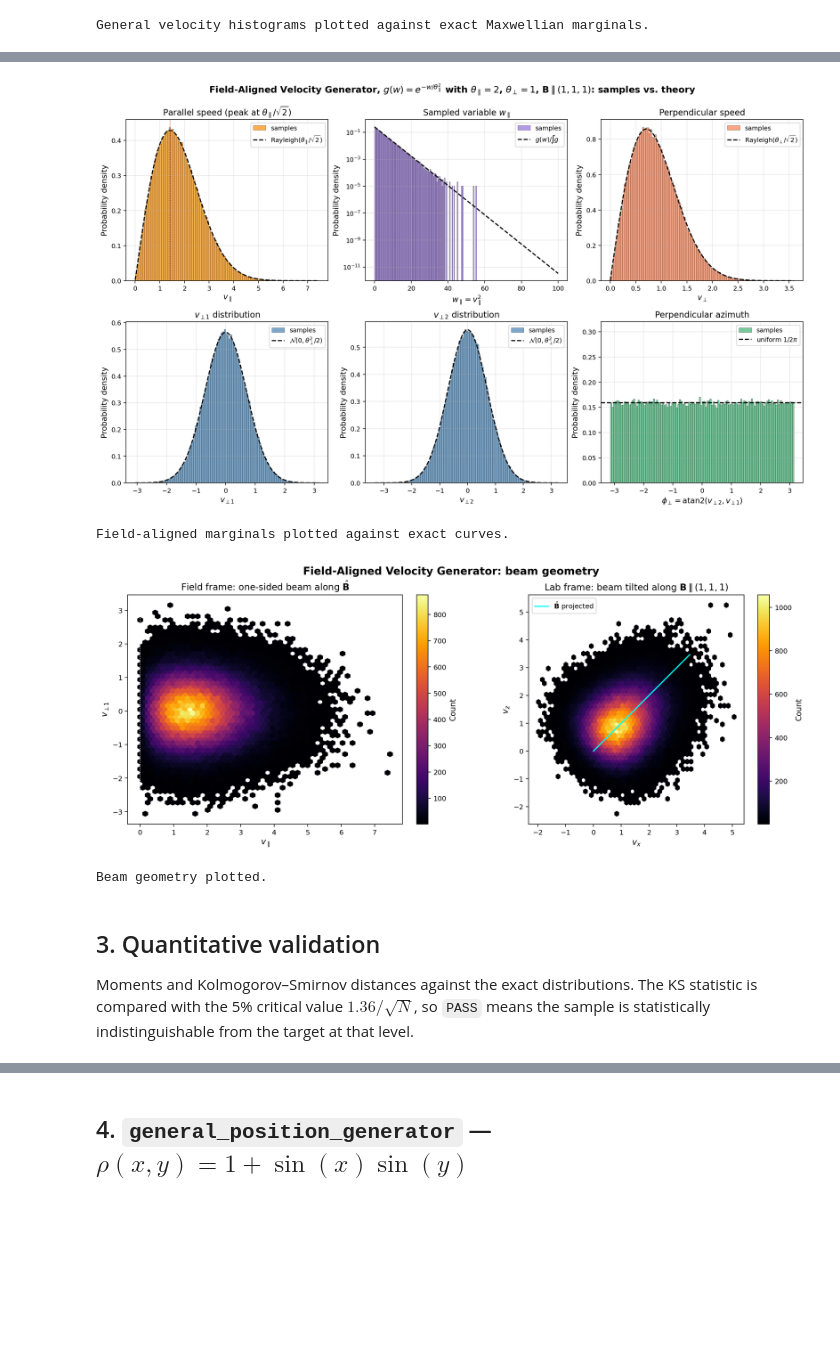
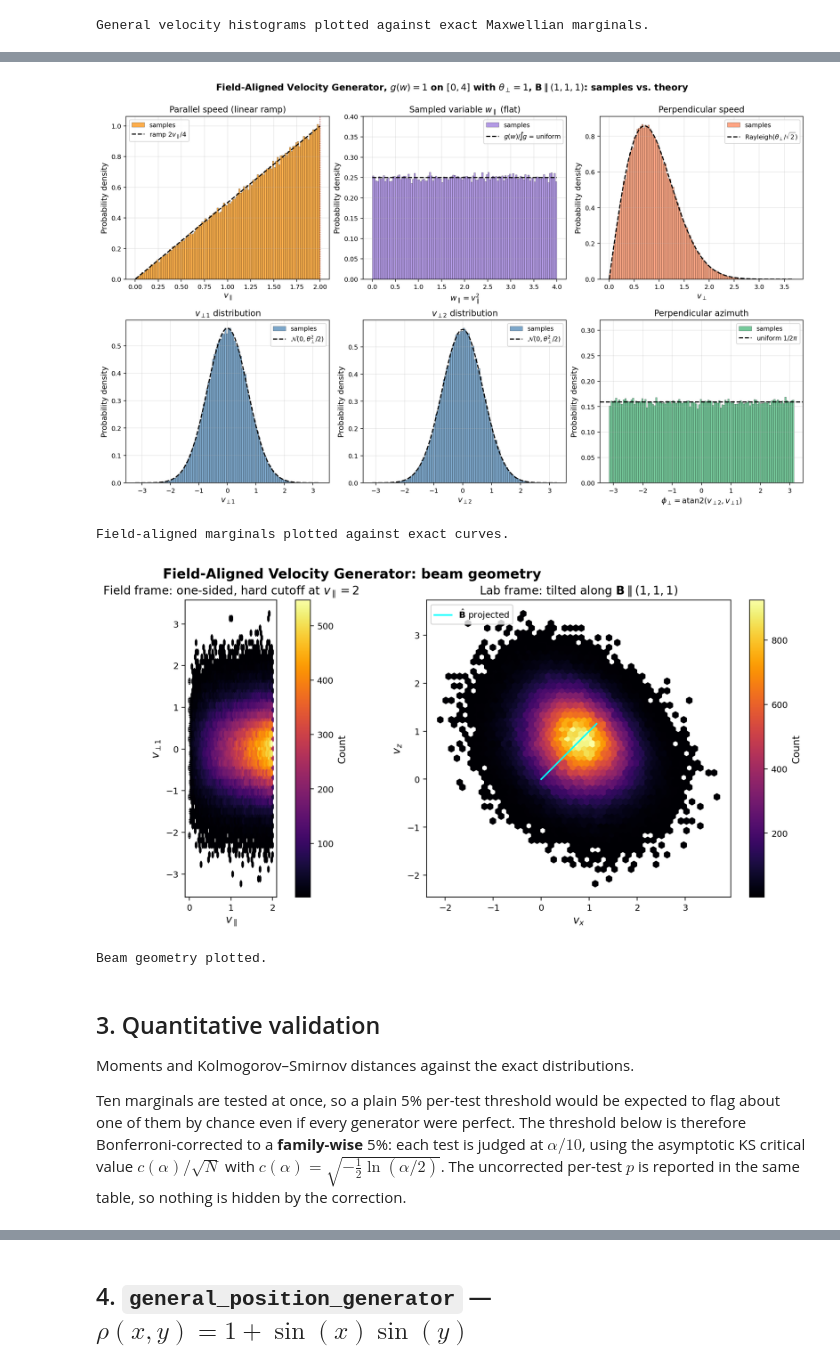
Before and after one commit to KehengZhu/bi-kappa-distribution-sampling, a Jupyter notebook: python/visualize_samples.ipynb, the cells around one changed output, grey strips where cells are left out. Cells and saved outputs as stored; diff of their text form; code cells hidden in the pictures; blank space fills up the shorter version.

```diff
--- a/python/visualize_samples.ipynb
+++ b/python/visualize_samples.ipynb
@@ -249,25 +262,25 @@ marginals in that frame:
 sigma_perp = THETA_PERP / np.sqrt(2.0)
 
 fig, axes = plt.subplots(2, 3, figsize=(14, 8), dpi=200)
-fig.suptitle(r'Field-Aligned Velocity Generator, $g(w)=e^{-w/\theta_\parallel^2}$ with '
-             rf'$\theta_\parallel={THETA_PAR:g}$, $\theta_\perp={THETA_PERP:g}$, '
+fig.suptitle(rf'Field-Aligned Velocity Generator, $g(w)=1$ on $[0,{W_MAX_PAR:g}]$ with '
+             rf'$\theta_\perp={THETA_PERP:g}$, '
              r'$\mathbf{B}\parallel(1,1,1)$: samples vs. theory',
              fontsize=13, fontweight='bold', y=1.05)
 
-# Parallel beam.
+# Parallel ramp: flat in w becomes a straight line in v_par.
 hist_with_theory(axes[0, 0], df_field_aligned['v_par'],
-                 stats.rayleigh(scale=THETA_PAR / np.sqrt(2.0)),
-                 r'Rayleigh$(\theta_\parallel/\sqrt{2})$', r'$v_{\parallel}$',
-                 r'Parallel speed (peak at $\theta_\parallel/\sqrt{2}$)', 'darkorange')
-axes[0, 0].axvline(THETA_PAR / np.sqrt(2.0), color='firebrick', linewidth=1.0, linestyle=':')
+                 stats.powerlaw(2.0, scale=V_PAR_MAX),
+                 rf'ramp $2v_\parallel/{W_MAX_PAR:g}$', r'$v_{\parallel}$',
+                 r'Parallel speed (linear ramp)', 'darkorange')
+axes[0, 0].axvline(V_PAR_MAX, color='firebrick', linewidth=1.0, linestyle=':')
 
-# Sampled variable: g(w_par) normalised is a plain exponential.
+# Sampled variable: g(w_par) normalised is simply uniform.
 hist_with_theory(axes[0, 1], df_field_aligned['w_par'],
-                 stats.expon(scale=THETA_PAR**2),
-                 r'$g(w)/\!\int\! g$', r'$w_{\parallel}=v_{\parallel}^2$',
-                 r'Sampled variable $w_{\parallel}$', 'mediumpurple',
+                 stats.uniform(0.0, W_MAX_PAR),
+                 r'$g(w)/\!\int\! g$ = uniform', r'$w_{\parallel}=v_{\parallel}^2$',
+                 r'Sampled variable $w_{\parallel}$ (flat)', 'mediumpurple',
                  xlim=(0.0, W_MAX_PAR))
-axes[0, 1].set_yscale('log')
+axes[0, 1].set_ylim(0.0, 0.4)
 
 # Perpendicular magnitude.
 hist_with_theory(axes[0, 2], df_field_aligned['v_perp'],
@@ -300,49 +313,54 @@ plt.show()
 
 print("Field-aligned marginals plotted against exact curves.")
 # %% [output]
-[figure, old version]
+[figure, new version]
 Field-aligned marginals plotted against exact curves.
 # %%
 
 # Where the beam sits in velocity space: field frame (left) vs lab frame (right).
 fig, axes = plt.subplots(1, 2, figsize=(13, 5), dpi=200)
 fig.suptitle('Field-Aligned Velocity Generator: beam geometry',
              fontsize=14, fontweight='bold', y=1.04)
 
 hb = axes[0].hexbin(df_field_aligned['v_par'], df_field_aligned['v_perp1'],
                     gridsize=50, cmap='inferno', mincnt=1)
 axes[0].set_xlabel(r'$v_{\parallel}$')
 axes[0].set_ylabel(r'$v_{\perp 1}$')
-axes[0].set_title(r'Field frame: one-sided beam along $\hat{\mathbf{B}}$')
+axes[0].set_title(r'Field frame: one-sided, hard cutoff at $v_{\parallel}=2$')
 axes[0].set_aspect('equal')
 axes[0].axvline(0.0, color='white', linewidth=0.8, linestyle=':')
 plt.colorbar(hb, ax=axes[0]).set_label('Count', fontsize=10)
 
 hb = axes[1].hexbin(df_field_aligned['vx'], df_field_aligned['vz'],
                     gridsize=50, cmap='inferno', mincnt=1)
-lim = 6.0
+lim = 2.0
 t = np.linspace(0.0, lim, 2)
 axes[1].plot(t * B_HAT[0], t * B_HAT[2], color='cyan', linewidth=1.6,
              label=r'$\hat{\mathbf{B}}$ projected')
 axes[1].set_xlabel('$v_x$')
 axes[1].set_ylabel('$v_z$')
-axes[1].set_title(r'Lab frame: beam tilted along $\mathbf{B}\parallel(1,1,1)$')
+axes[1].set_title(r'Lab frame: tilted along $\mathbf{B}\parallel(1,1,1)$')
 axes[1].set_aspect('equal')
 axes[1].legend(loc='upper left')
 plt.colorbar(hb, ax=axes[1]).set_label('Count', fontsize=10)
 
 plt.show()
 
 print("Beam geometry plotted.")
 # %% [output]
-[figure, old version]
+[figure, new version]
 Beam geometry plotted.
-# %% [markdown]
-## 3. Quantitative validation
-
-Moments and Kolmogorov–Smirnov distances against the exact distributions. The KS
-statistic is compared with the 5% critical value $1.36/\sqrt{N}$, so `PASS` means the
-sample is statistically indistinguishable from the target at that level.
+# %% [markdown]
+## 3. Quantitative validation
+
+Moments and Kolmogorov–Smirnov distances against the exact distributions.
+
+Ten marginals are tested at once, so a plain 5% per-test threshold would be expected to
+flag about one of them by chance even if every generator were perfect. The threshold
+below is therefore Bonferroni-corrected to a **family-wise** 5%: each test is judged at
+$\alpha/10$, using the asymptotic KS critical value $c(\alpha)/\sqrt{N}$ with
+$c(\alpha)=\sqrt{-\tfrac12\ln(\alpha/2)}$. The uncorrected per-test $p$ is reported in
+the same table, so nothing is hidden by the correction.
 # %%
 
 checks = [
```
Also changed, not shown: parts of 4 cells of this notebook, 5 other files.
